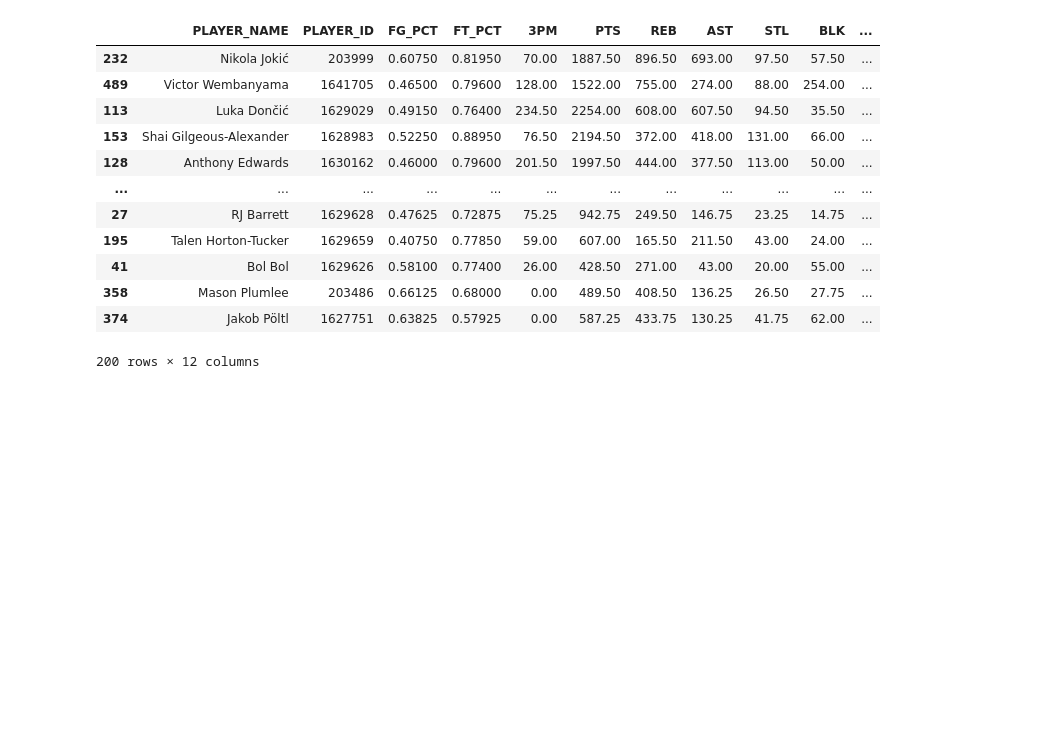
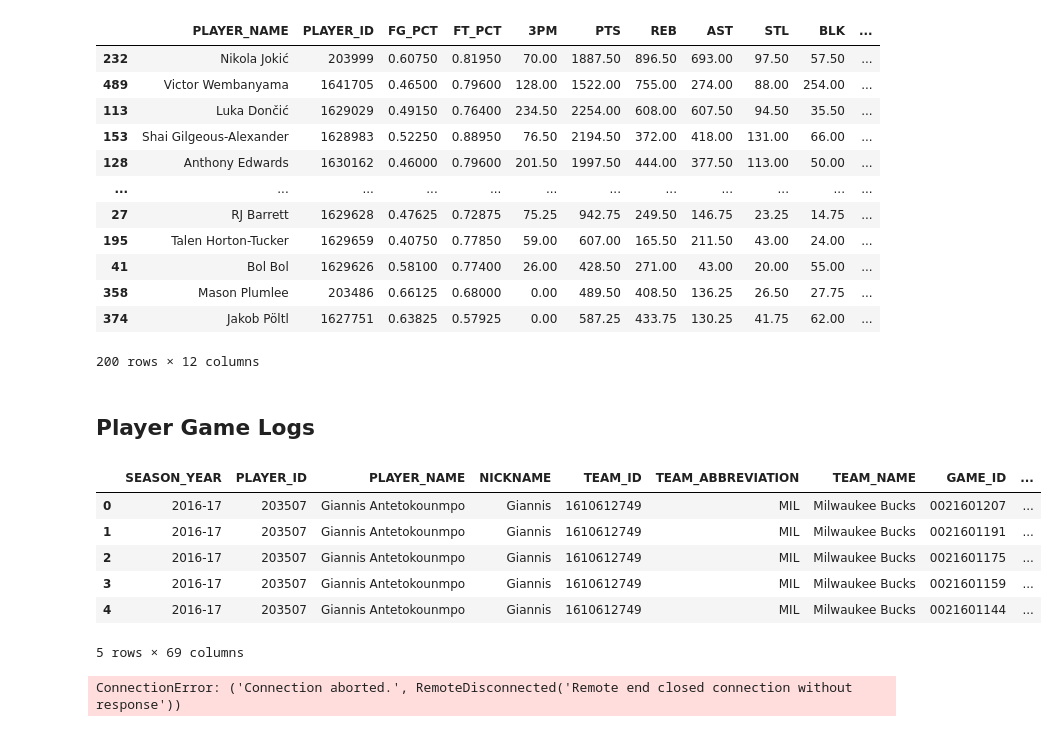
Before and after one commit to Nabs2000/nba_fantasy_model, a Jupyter notebook: data_preprocessing/obtain_current_player_info.ipynb, the cells around one changed output. Cells and saved outputs as stored; diff of their text form; code cells hidden in the pictures; blank space fills up the shorter version.

Commit message:
Add cells to obtain game logs of highly-ranked 9-cat players

```diff
--- a/data_preprocessing/obtain_current_player_info.ipynb
+++ b/data_preprocessing/obtain_current_player_info.ipynb
@@ -154,3 +156,16 @@ active_player_stats_w_z_score.iloc[:200]
 | 358 | Mason Plumlee | 203486 | 0.66125 | 0.68000 | 0.00 | 489.50 | 408.50 | 136.25 | 26.50 | 27.75 | ... |
 | 374 | Jakob Pöltl | 1627751 | 0.63825 | 0.57925 | 0.00 | 587.25 | 433.75 | 130.25 | 41.75 | 62.00 | ... |
 200 rows × 12 columns
+# %% [markdown]
+## Player Game Logs
+# %%
+test_log = playergamelogs.PlayerGameLogs(player_id_nullable=203507).get_data_frames()[0]
+test_log.head()
+# %% [output]
+|  | SEASON_YEAR | PLAYER_ID | PLAYER_NAME | NICKNAME | TEAM_ID | TEAM_ABBREVIATION | TEAM_NAME | GAME_ID | ... |
+| 0 | 2016-17 | 203507 | Giannis Antetokounmpo | Giannis | 1610612749 | MIL | Milwaukee Bucks | 0021601207 | ... |
+| 1 | 2016-17 | 203507 | Giannis Antetokounmpo | Giannis | 1610612749 | MIL | Milwaukee Bucks | 0021601191 | ... |
+| 2 | 2016-17 | 203507 | Giannis Antetokounmpo | Giannis | 1610612749 | MIL | Milwaukee Bucks | 0021601175 | ... |
+| 3 | 2016-17 | 203507 | Giannis Antetokounmpo | Giannis | 1610612749 | MIL | Milwaukee Bucks | 0021601159 | ... |
+| 4 | 2016-17 | 203507 | Giannis Antetokounmpo | Giannis | 1610612749 | MIL | Milwaukee Bucks | 0021601144 | ... |
+5 rows × 69 columns
@@ -156,0 +179,28 @@ active_player_stats_w_z_score.iloc[:200]
+# %%
+# Group all the game logs for the top 300 players into a single DataFrame
+
+player_logs = pd.DataFrame()
+custom_headers = {'Connection': 'keep-alive'}
+for player_id in player_ids:
+    # Get player name
+    player_name = active_players[active_players['PLAYER_ID'] == player_id]['PLAYER_NAME'].values[0]
+    with open('../data/log_file.txt', 'a') as f:
+        try:
+            f.write(f'Getting logs for player {player_name} ({player_id})\n')
+            logs_2022_23 = playergamelogs.PlayerGameLogs(player_id_nullable=player_id, season_nullable='2022-23').get_data_frames()[0]
+            logs_2023_24 = playergamelogs.PlayerGameLogs(player_id_nullable=player_id, season_nullable='2023-24').get_data_frames()[0]
+            if len(logs_2022_23) == 0:
+                f.write(f'No logs for {player_name} ({player_id}) in 2022-23\n')
+                player_logs = pd.concat([player_logs, logs_2023_24])
+            elif len(logs_2023_24) == 0:
+                f.write(f'No logs for {player_name} ({player_id}) in 2023-24\n')
+                player_logs = pd.concat([player_logs, logs_2022_23])
+            else:
+                player_logs = pd.concat([player_logs, logs_2022_23, logs_2023_24])
+            f.write(f'Player logs shape: {player_logs.shape}\n')
+            f.write('\n')
+        except ValueError:
+            f.write(f'Error for player {player_name} ({player_id})\n')
+            f.write('\n')
+# %% [output]
+ConnectionError: ('Connection aborted.', RemoteDisconnected('Remote end closed connection without response'))
```
Also changed, not shown: parts of 4 cells of this notebook.
